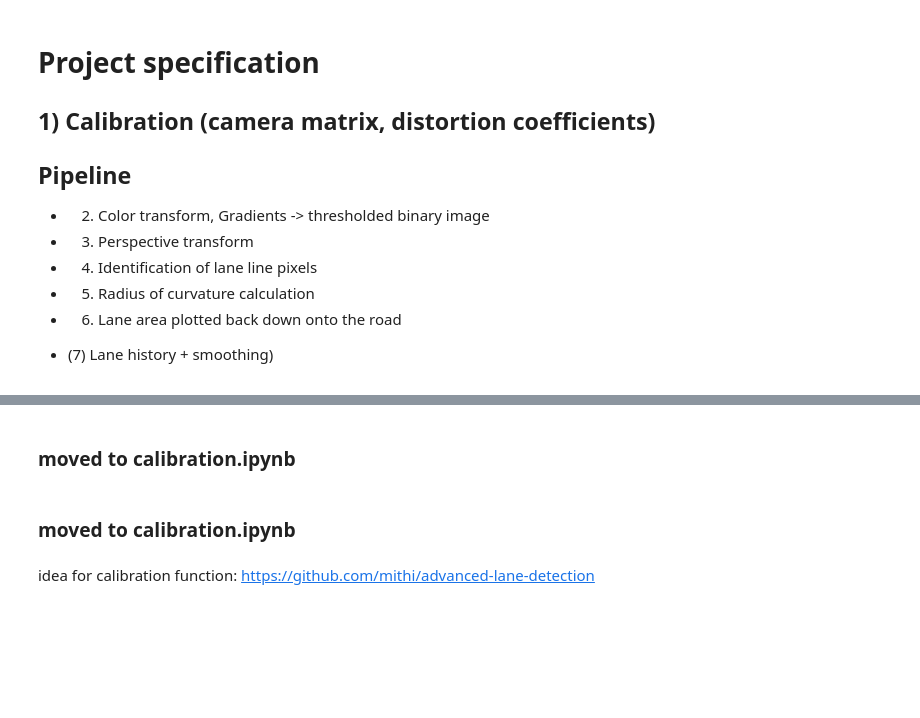
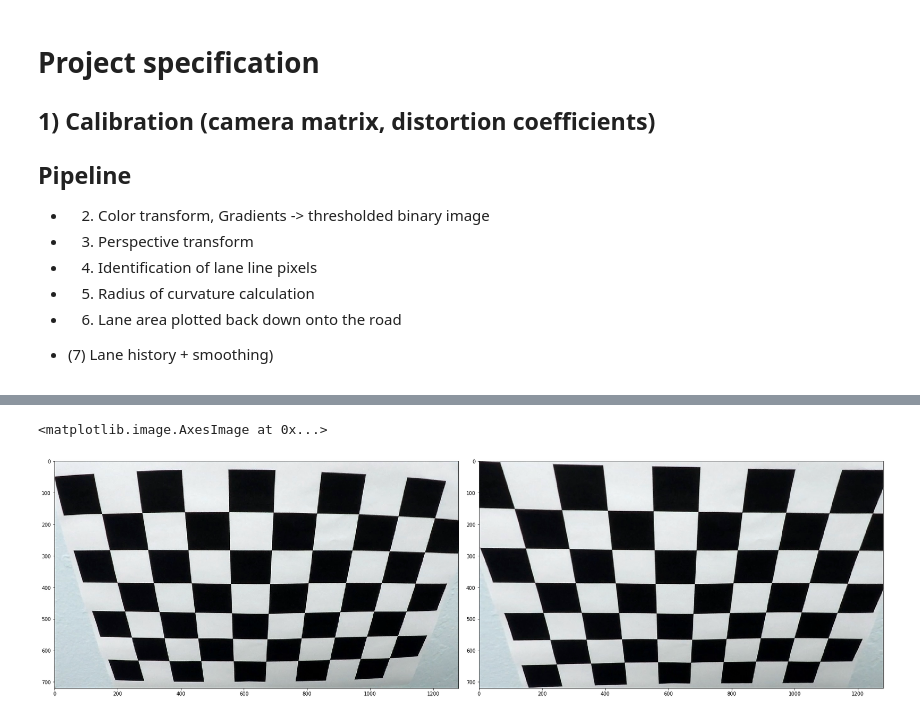
Before and after one commit to fstahl1/advanced_lane_finding, a Jupyter notebook: advanced_lane_finding.ipynb, the cells around one changed output, grey strips where cells are left out. Saved outputs shown, nothing was run; the diff lists cells and outputs as text; code cells hidden in the pictures; blank space fills up the shorter version.

```diff
--- a/advanced_lane_finding.ipynb
+++ b/advanced_lane_finding.ipynb
@@ -54,13 +42,54 @@ import pickle
 # %%
-# # initialize array for object points with dimensions (6*9, 3)
-# objp = np.zeros((6*9,3), np.float32)
-# # create mesh grid, transpose and reshape to get an (6*9, 2) array
-# # for all object points (z component is assumed to be 0)
-# objp[:,:2] = np.mgrid[0:9, 0:6].T.reshape(-1,2)
+# initialize array for object points with dimensions (6*9, 3)
+objp = np.zeros((6*9,3), np.float32)
+# create mesh grid, transpose and reshape to get an (6*9, 2) array
+# for all object points (z component is assumed to be 0)
+objp[:,:2] = np.mgrid[0:9, 0:6].T.reshape(-1,2)
 
-# # initialize arrays for object- and image points from all
-# # calibration images
-# objpts = [] # 3D points in real world space
-# imgpts = [] # 2D points in image plane
+# initialize arrays for object- and image points from all calibration images
+objpts = [] # 3D points in real world space
+imgpts = [] # 2D points in image plane
+
+# get list of all available calibration images
+cal_images = glob.glob('camera_cal/calibration*.jpg')
+
+# find chessboard corners in all images
+for idx, img_name in enumerate(cal_images):
+    img = cv2.imread(img_name) # read image
+    gray = cv2.cvtColor(img, cv2.COLOR_BGR2GRAY) # convert to grayscale
+
+    # find chessboard corners
+    ret, corners = cv2.findChessboardCorners(gray, (9, 6), None)
+
+    # if corners were found, object- and image points are added
+    if ret == True:
+        objpts.append(objp)
+        imgpts.append(corners)
+
+        # draw and display/save corners
+        cv2.drawChessboardCorners(img, (9,6), corners, ret)
+        # folder_name = 'output_images/'
+       # file_name = 'chessboard_corners_'+img_name[11:]
+       # cv2.imwrite(folder_name+file_name, img)
+#         plt.figure()
+#         plt.imshow(img)
+#         cv2.waitKey(500)
+
+dist_img = cv2.imread('camera_cal/calibration2.jpg')
+img_size = (img.shape[1], img.shape[0])
+
+ret, mtx, dist_coeff, rvecs, tvecs = cv2.calibrateCamera(objpts, imgpts, img_size, None ,None)
+
+undist_img = cv2.undistort(dist_img, mtx, dist_coeff, None, mtx)
+
+f, (ax1, ax2) = plt.subplots(1, 2, figsize=(24, 9))
+f.tight_layout()
+
+ax1.imshow(dist_img)
+ax2.imshow(undist_img)
+
+# plt.imshow(undist_img)
+# cv2.imwrite('output_images/calibration2_undistorted.jpg', undist)
+# %% [output]
+<matplotlib.image.AxesImage at 0x...>
+[figure, added]
-# %% [markdown]
-### moved to calibration.ipynb
@@ -70,2 +95,0 @@ import pickle
-# %% [markdown]
-### moved to calibration.ipynb
@@ -93,3 +95,0 @@ import pickle
-# %% [markdown]
-idea for calibration function:
-https://github.com/mithi/advanced-lane-detection
```
Also changed, not shown: parts of 62 cells of this notebook, 1 other file.
